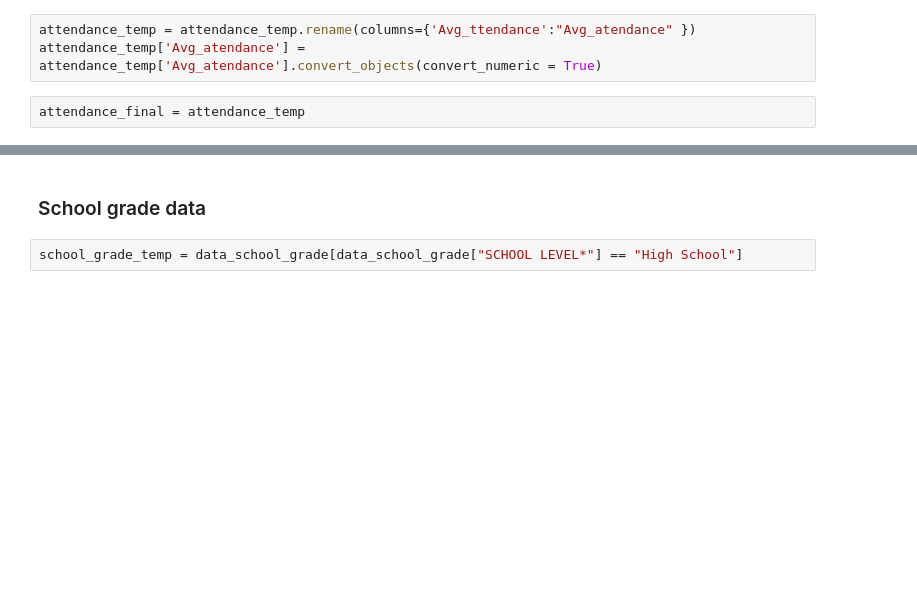
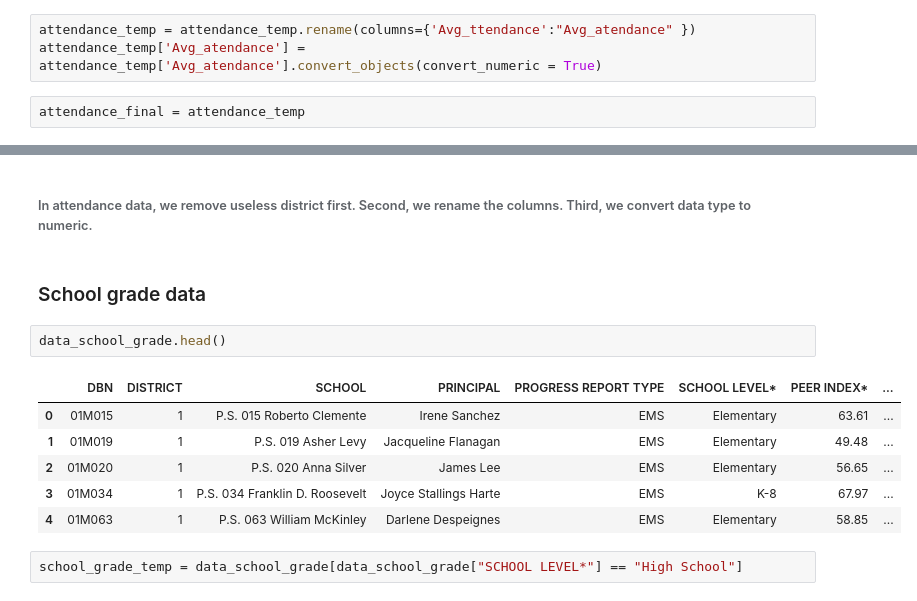
Before and after one commit to ckyko/CSC59970Project, a Jupyter notebook: NYC_high_school_Q1.ipynb, the cells around one changed output, grey strips where cells are left out. Cells and saved outputs as stored; diff of their text form; blank space fills up the shorter version.

```diff
--- a/NYC_high_school_Q1.ipynb
+++ b/NYC_high_school_Q1.ipynb
@@ -75,5 +133,16 @@ attendance_final = attendance_temp
+# %% [markdown]
+###### In attendance data, we remove useless district first. Second, we rename the columns. Third, we convert data type to numeric.
 # %% [markdown]
 ### School grade data
+# %%
+data_school_grade.head()
+# %% [output]
+|  | ﻿DBN | DISTRICT | SCHOOL | PRINCIPAL | PROGRESS REPORT TYPE | SCHOOL LEVEL* | PEER INDEX* | ... |
+| 0 | 01M015 | 1 | P.S. 015 Roberto Clemente | Irene Sanchez | EMS | Elementary | 63.61 | ... |
+| 1 | 01M019 | 1 | P.S. 019 Asher Levy | Jacqueline Flanagan | EMS | Elementary | 49.48 | ... |
+| 2 | 01M020 | 1 | P.S. 020 Anna Silver | James Lee | EMS | Elementary | 56.65 | ... |
+| 3 | 01M034 | 1 | P.S. 034 Franklin D. Roosevelt | Joyce Stallings Harte | EMS | K-8 | 67.97 | ... |
+| 4 | 01M063 | 1 | P.S. 063 William McKinley | Darlene Despeignes | EMS | Elementary | 58.85 | ... |
 # %%
 school_grade_temp = data_school_grade[data_school_grade["SCHOOL LEVEL*"] == "High School"]
 # %%
```
Also changed, not shown: parts of 42 cells of this notebook.
